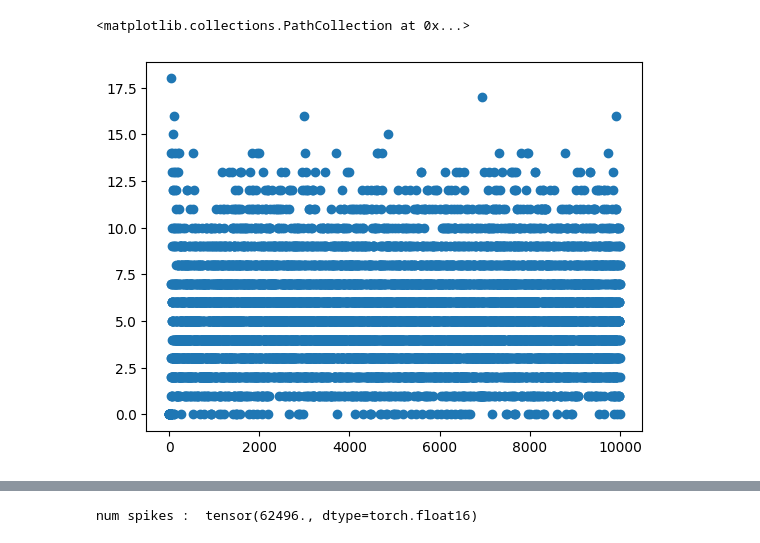
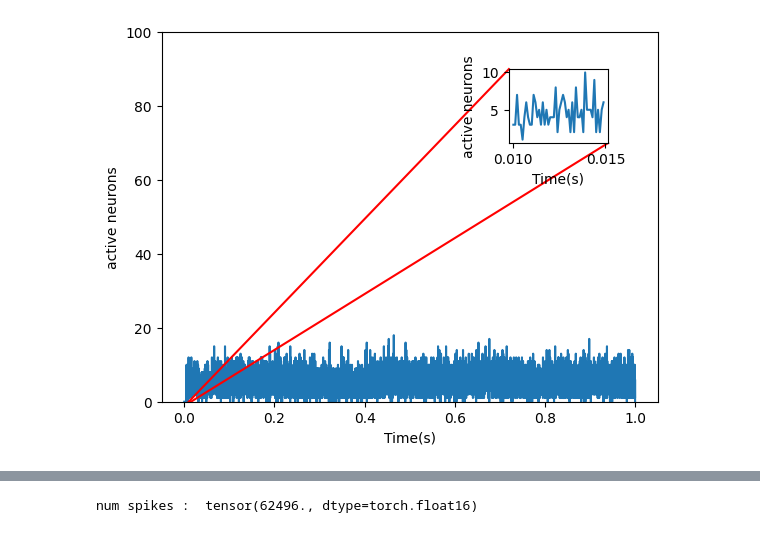
Before and after one commit to alireza-astane/Neuroscience_Project, a Jupyter notebook: model.ipynb, the cells around one changed output, grey strips where cells are left out. Drawn from its saved outputs; the diff is of its cells as text; code cells hidden in the pictures.

```diff
--- a/model.ipynb
+++ b/model.ipynb
@@ -147,5 +114,28 @@ V, theta , V_r
-# %%
-plt.scatter(np.arange(spikes.sum(0).shape[0]),spikes.sum(0).cpu())
-# %% [output]
-<matplotlib.collections.PathCollection at 0x...>
-[figure, removed]
+# %%
+fig, ax = plt.subplots(1)
+ins = ax.inset_axes([0.7,0.7,0.2,0.2])
+
+
+ax.plot(np.arange(time_steps)*T/time_steps,spikes.sum(0).cpu())
+ax.set_ylim((0,N))
+ax.set_ylabel("active neurons")
+ax.set_xlabel("Time(s)")
+
+
+index1 = 100
+index2 = 150
+ins.plot((np.arange(time_steps)*T/time_steps)[index1:index2],spikes.sum(0).cpu()[index1:index2])
+# ins.set_ylim((0,N))
+ins.set_ylabel("active neurons")
+ins.set_xlabel("Time(s)")
+
+
+# ax.plot([(np.arange(time_steps)*T/time_steps)[index1], 0.72] , [0,70] , c="r" )
+ax.plot([(np.arange(time_steps)*T/time_steps)[index1], 0.72] , [0,90] , c="r" )
+ax.plot([(np.arange(time_steps)*T/time_steps)[index2], 0.94] , [0,70] , c="r")
+# ax.plot([(np.arange(time_steps)*T/time_steps)[index2], 0.94] , [0,90] , c="r")
+
+
+plt.savefig("activity_time.png")
+# %% [output]
+[figure, added]
```
Also changed, not shown: parts of 3 cells of this notebook, 3 other files.
